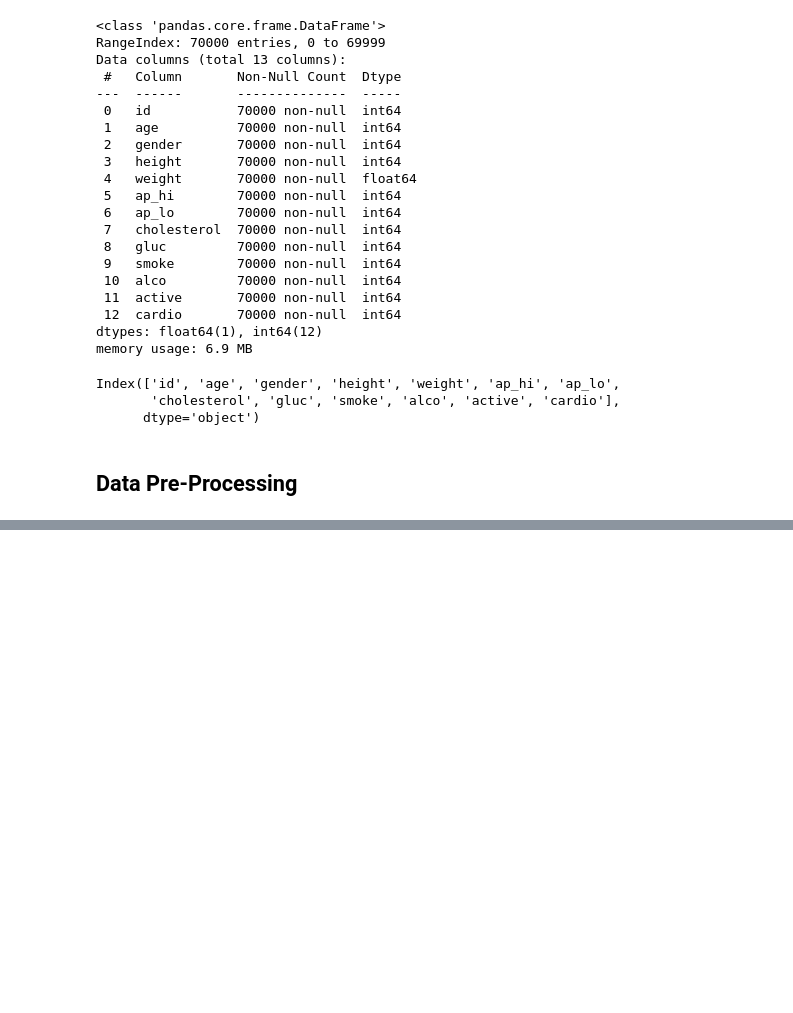
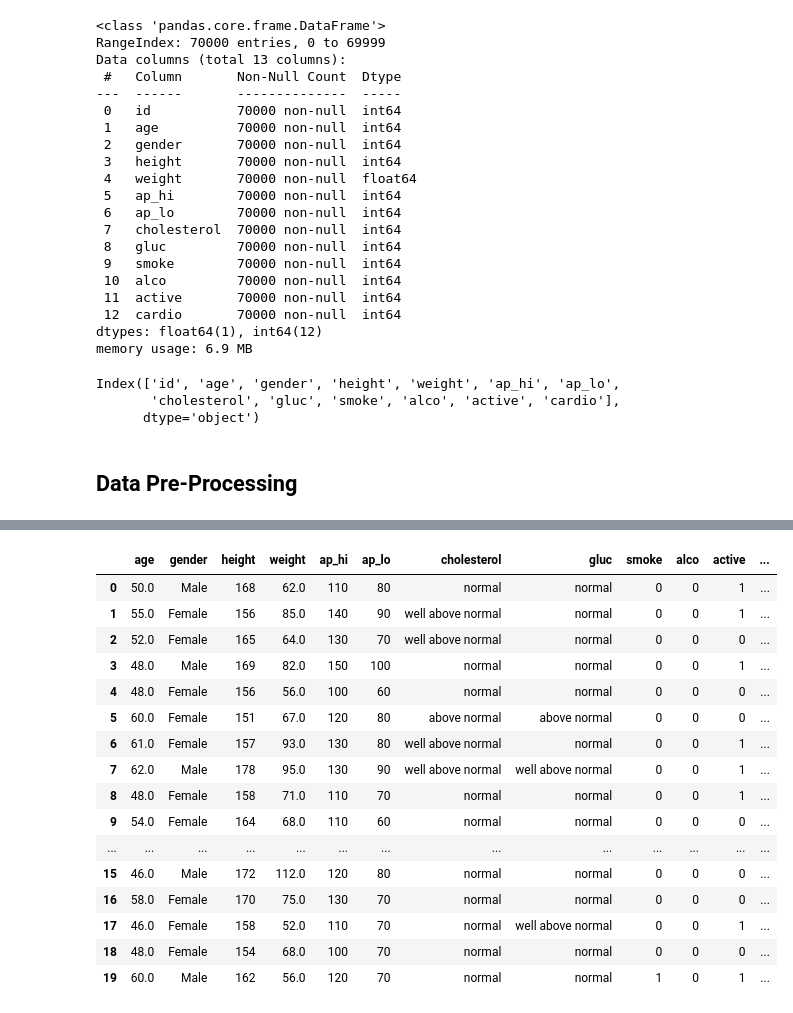
Before and after one commit to Dr-ssaleh/Cardiovascular_Disease_Classification, a Jupyter notebook: MVP.ipynb, the cells around one changed output, grey strips where cells are left out. Saved outputs shown, nothing was run; the diff lists cells and outputs as text; code cells hidden in the pictures; blank space fills up the shorter version.

```diff
--- a/MVP.ipynb
+++ b/MVP.ipynb
@@ -70,0 +143,9 @@ Index(['id', 'age', 'gender', 'height', 'weight', 'ap_hi', 'ap_lo',
+# %%
+cholesterol = {
+    1: 'normal',
+    2: 'above normal',
+    3: 'well above normal',
+
+}
+# %%
+df['cholesterol'] = df.cholesterol.map(cholesterol)
@@ -70,0 +166,29 @@ Index(['id', 'age', 'gender', 'height', 'weight', 'ap_hi', 'ap_lo',
+# %%
+gluc = {
+    1: 'normal',
+    2: 'above normal',
+    3: 'well above normal',
+
+}
+# %%
+df['gluc'] = df.gluc.map(gluc)
+# %%
+df.head(20)
+# %% [output]
+|  | age | gender | height | weight | ap_hi | ap_lo | cholesterol | gluc | smoke | alco | active | ... |
+| 0 | 50.0 | Male | 168 | 62.0 | 110 | 80 | normal | normal | 0 | 0 | 1 | ... |
+| 1 | 55.0 | Female | 156 | 85.0 | 140 | 90 | well above normal | normal | 0 | 0 | 1 | ... |
+| 2 | 52.0 | Female | 165 | 64.0 | 130 | 70 | well above normal | normal | 0 | 0 | 0 | ... |
+| 3 | 48.0 | Male | 169 | 82.0 | 150 | 100 | normal | normal | 0 | 0 | 1 | ... |
+| 4 | 48.0 | Female | 156 | 56.0 | 100 | 60 | normal | normal | 0 | 0 | 0 | ... |
+| 5 | 60.0 | Female | 151 | 67.0 | 120 | 80 | above normal | above normal | 0 | 0 | 0 | ... |
+| 6 | 61.0 | Female | 157 | 93.0 | 130 | 80 | well above normal | normal | 0 | 0 | 1 | ... |
+| 7 | 62.0 | Male | 178 | 95.0 | 130 | 90 | well above normal | well above normal | 0 | 0 | 1 | ... |
+| 8 | 48.0 | Female | 158 | 71.0 | 110 | 70 | normal | normal | 0 | 0 | 1 | ... |
+| 9 | 54.0 | Female | 164 | 68.0 | 110 | 60 | normal | normal | 0 | 0 | 0 | ... |
+| ... | ... | ... | ... | ... | ... | ... | ... | ... | ... | ... | ... | ... |
+| 15 | 46.0 | Male | 172 | 112.0 | 120 | 80 | normal | normal | 0 | 0 | 0 | ... |
+| 16 | 58.0 | Female | 170 | 75.0 | 130 | 70 | normal | normal | 0 | 0 | 0 | ... |
+| 17 | 46.0 | Female | 158 | 52.0 | 110 | 70 | normal | well above normal | 0 | 0 | 1 | ... |
+| 18 | 48.0 | Female | 154 | 68.0 | 100 | 70 | normal | normal | 0 | 0 | 0 | ... |
+| 19 | 60.0 | Male | 162 | 56.0 | 120 | 70 | normal | normal | 1 | 0 | 1 | ... |
```
Also changed, not shown: parts of 28 cells of this notebook.
